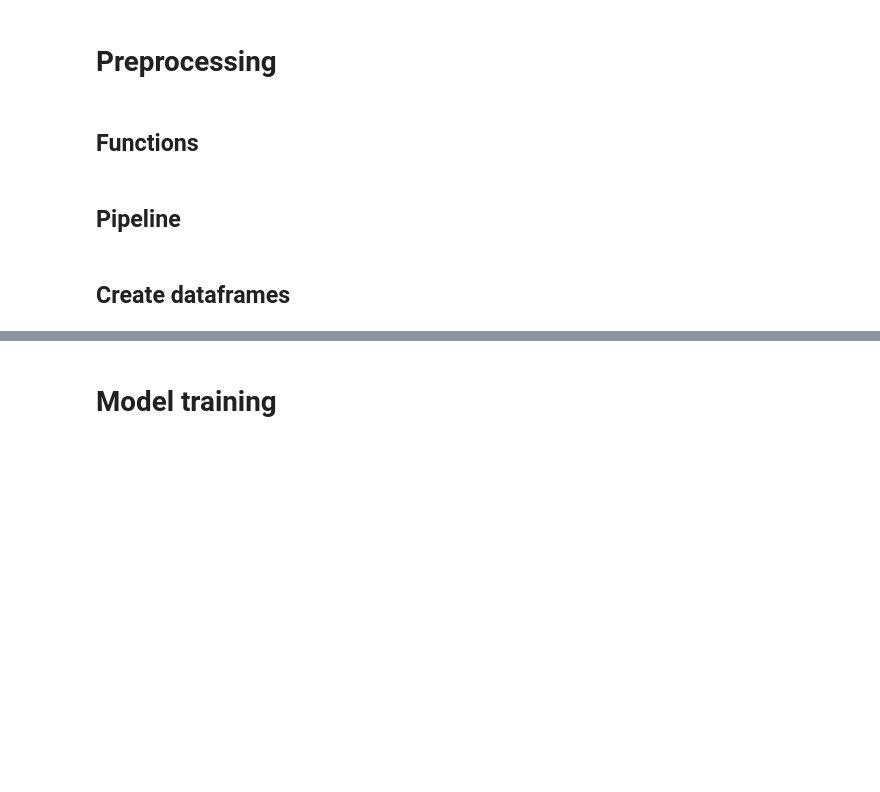
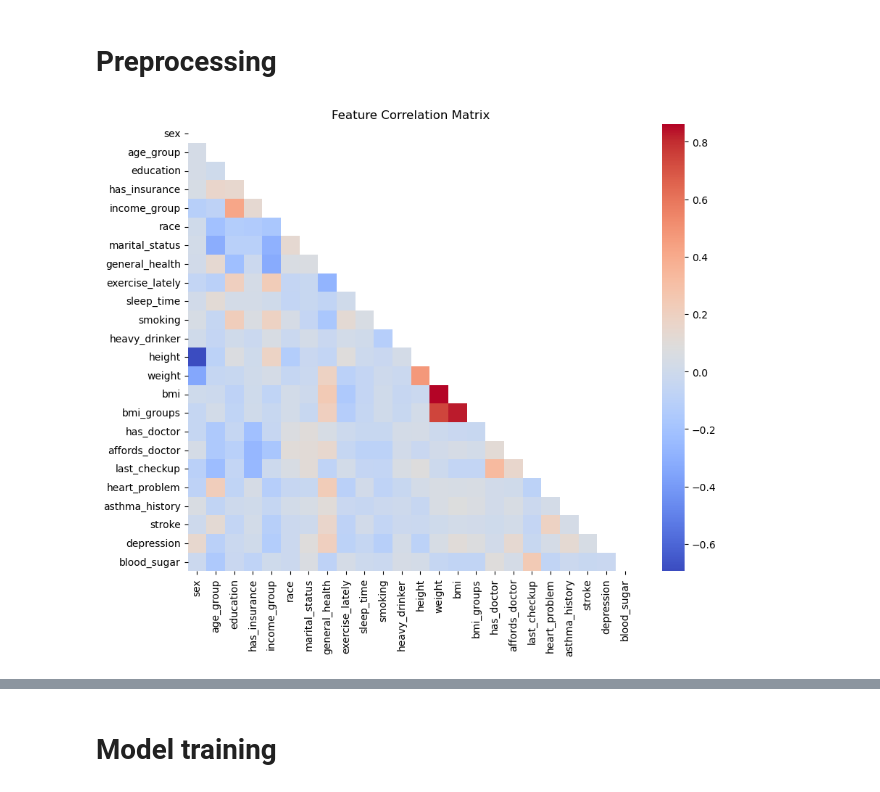
Before and after one commit to AlexMilionis/BioDataProject, a Jupyter notebook: BioAnalysis.ipynb, the cells around one changed output, grey strips where cells are left out. Cells and saved outputs as stored; diff of their text form; code cells hidden in the pictures; blank space fills up the shorter version.

```diff
--- a/BioAnalysis.ipynb
+++ b/BioAnalysis.ipynb
@@ -66,11 +67,3 @@ RAND_STATE = 42
 inputs = pd.read_csv(path + 'diabetes_dataset.csv')
 # %% [markdown]
 # EDA
-# %%
-def plot_correlation_matrix(data):
-
-    corr_matrix = data.corr()
-    plt.figure(figsize=(10, 8))
-    sns.heatmap(corr_matrix, annot=True, fmt=".2f", cmap='coolwarm', cbar=True, square=True)
-    plt.title('Feature Correlation Matrix')
-    plt.show()
@@ -81,6 +70,4 @@ plot_correlation_matrix(inputs)
 # %% [markdown]
 # Preprocessing
-# %% [markdown]
-## Functions
 # %%
 class preprocessing():
@@ -128,2 +148,0 @@ class preprocessing():
-# %% [markdown]
-## Pipeline
@@ -158,5 +149,6 @@ def preprocessing_pipeline(resample, equalize=False, T=0.1, n_samples=50000):
-# %% [markdown]
-## Create dataframes
 # %%
-without_resampling = preprocessing_pipeline(resample=False)
+without_resampling = preprocessing(inputs)
+without_resampling.preprocessing_pipeline(resample=False)
+# %% [output]
+[figure, added]
 # %%
```
Also changed, not shown: parts of 36 cells of this notebook.
